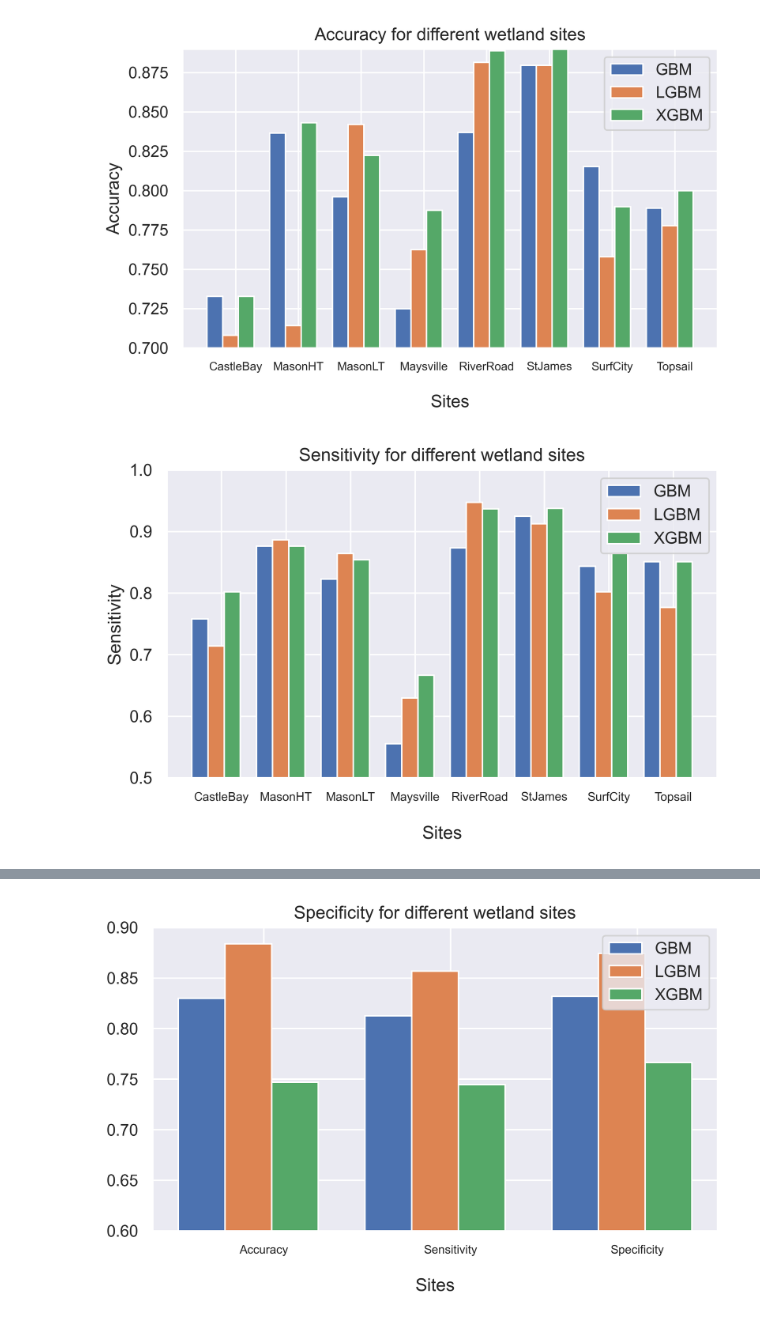
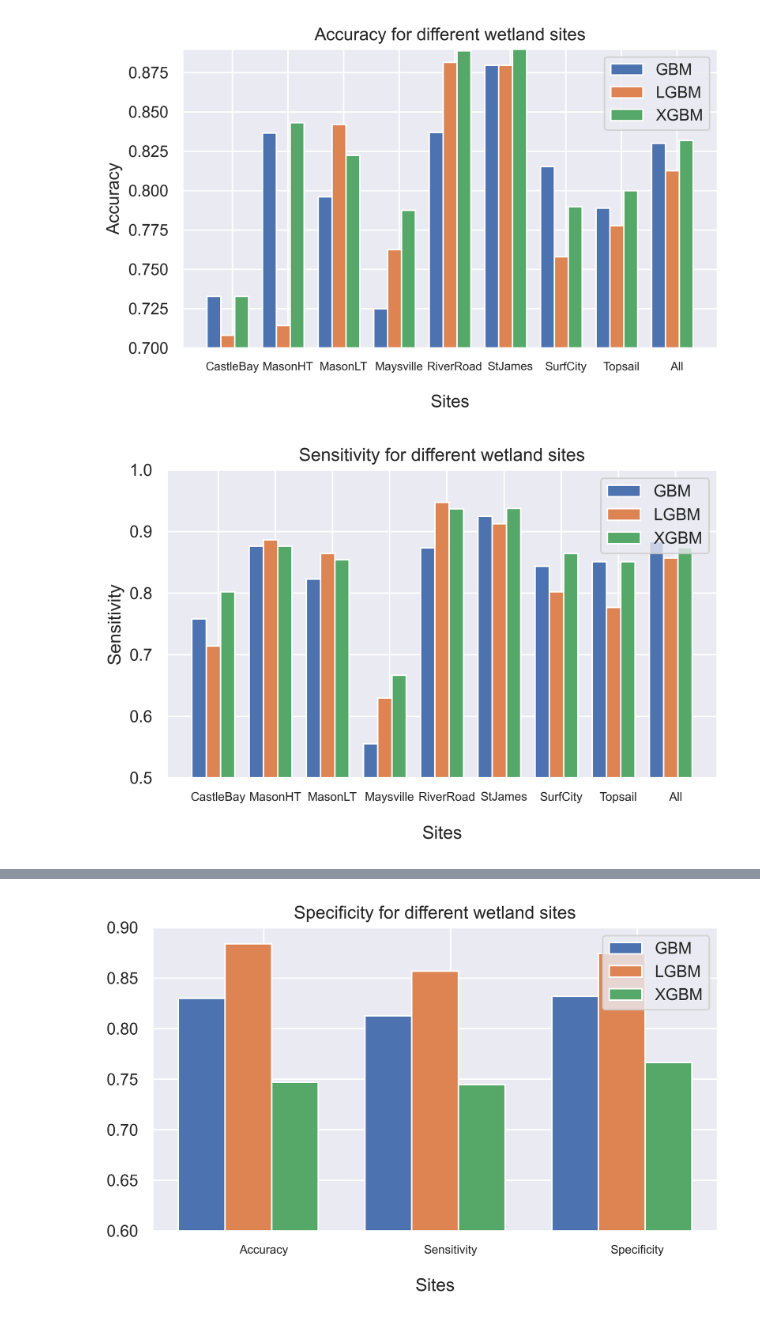
Before and after one commit to sgovil5/wetland-prediction, a Jupyter notebook: V3/All/Pixel-based Comparisons.ipynb, the cells around one changed output, grey strips where cells are left out. Saved outputs shown, nothing was run; the diff lists cells and outputs as text; code cells hidden in the pictures.

```diff
--- a/V3/All/Pixel-based Comparisons.ipynb
+++ b/V3/All/Pixel-based Comparisons.ipynb
@@ -11,21 +11,21 @@ plt.rcParams['figure.dpi'] = 500 #display 70 dpi in Jupyter Notebook, may consid
 GBM = ["CastleBay", "MasonHT", "MasonLT", "Maysville", "RiverRoad", "StJames", "SurfCity", "Topsail", "All"]
 GBM_accuracy = [0.7329, 0.8366, 0.7961, 0.7250, 0.8370, 0.8796, 0.8153, 0.7889, 0.8301]
 GBM_specificity = [0.7000, 0.7679, 0.7500, 0.8113, 0.7500, 0.7500, 0.7705, 0.7209, 0.7469]
-GBM_sensitivity = [0.7582, 0.8763, 0.8229, 0.5556, 0.8737, 0.9250, 0.8438, 0.8511]
+GBM_sensitivity = [0.7582, 0.8763, 0.8229, 0.5556, 0.8737, 0.9250, 0.8438, 0.8511, 0.8839]
 # %%
 #Light Gradient boosting models
 
-LGBM = ["CastleBay", "MasonHT", "MasonLT", "Maysville", "RiverRoad", "StJames", "SurfCity", "Topsail"]
+LGBM = ["CastleBay", "MasonHT", "MasonLT", "Maysville", "RiverRoad", "StJames", "SurfCity", "Topsail", "All"]
 LGBM_accuracy = [0.7081, 0.7143, 0.8421, 0.7625, 0.8815, 0.8796, 0.7580, 0.7778, 0.8127]
 LGBM_specificity = [0.7000, 0.7500, 0.8036, 0.8302, 0.7250, 0.7857, 0.6885, 0.7760, 0.7445]
-LGBM_sensitivity = [0.7143, 0.8866, 0.8646, 0.6296, 0.9474, 0.9125, 0.8021, 0.7769]
+LGBM_sensitivity = [0.7143, 0.8866, 0.8646, 0.6296, 0.9474, 0.9125, 0.8021, 0.7769, 0.8569]
 # %%
 #Extreme Gradient boosting models
 
-XGBM = ["CastleBay", "MasonHT", "MasonLT", "Maysville", "RiverRoad", "StJames", "SurfCity", "Topsail"]
+XGBM = ["CastleBay", "MasonHT", "MasonLT", "Maysville", "RiverRoad", "StJames", "SurfCity", "Topsail", "All"]
 XGBM_accuracy = [0.7329, 0.8431, 0.8224, 0.7875, 0.8889, 0.9167, 0.7898, 0.8000, 0.8320]
 XGBM_specificity = [0.6429, 0.7857, 0.7679, 0.8491, 0.7750, 0.8571, 0.6721, 0.7442, 0.7666]
-XGBM_sensitivity = [0.8022, 0.8763, 0.8542, 0.6667, 0.9368, 0.9375, 0.8646, 0.8511]
+XGBM_sensitivity = [0.8022, 0.8763, 0.8542, 0.6667, 0.9368, 0.9375, 0.8646, 0.8511, 0.8744]
 # %%
 #col = ["CastleBay", "MasonHT", "MasonLT", "Maysville", "RiverRoad", "StJames", "SurfCity", "Topsail"]
 #accuracy = []
@@ -60,7 +60,7 @@ ax3.set_ylim([.70, .85])
 (0.7, 0.85)
 [figure]
 # %%
-sites = ["CastleBay", "MasonHT", "MasonLT", "Maysville", "RiverRoad", "StJames", "SurfCity", "Topsail"]
+sites = ["CastleBay", "MasonHT", "MasonLT", "Maysville", "RiverRoad", "StJames", "SurfCity", "Topsail", "All"]
 
 x = np.arange(len(sites))  # the label locations
 width = 0.25  # the width of the bars
@@ -84,31 +84,29 @@ ax.set_ylim([.7, .89])
 
 plt.show()
 # %% [output]
-[figure, old version]
+[figure, new version]
 # %%
-sites = ["CastleBay", "MasonHT", "MasonLT", "Maysville", "RiverRoad", "StJames", "SurfCity", "Topsail"]
-
-x = np.arange(len(sites))  # the label locations
+x = np.arange(len(LGBM))  # the label locations
 width = 0.25  # the width of the bars
 
 fig, ax = plt.subplots()
 rects1 = ax.bar(x-width, GBM_sensitivity, width, label='GBM')
 rects2 = ax.bar(x, LGBM_sensitivity, width, label='LGBM')
 rects3 = ax.bar(x+width, XGBM_sensitivity, width, label='XGBM')
 
 # Add some text for labels, title and custom x-axis tick labels, etc.
 font_dict = {'fontsize': 8, 'fontweight': 'normal', 'verticalalignment':'top'}
 ax.set_ylabel('Sensitivity')
 ax.set_title('Sensitivity for different wetland sites')
 ax.set_xticks(x + width / 3)
 ax.set_xticklabels(sites, fontdict = font_dict)
 ax.set_xlabel('Sites', labelpad=15)
 ax.legend()
 
 fig.tight_layout()
 ax.set_ylim([.5, 1])
 
 plt.show()
 # %% [output]
-[figure, old version]
+[figure, new version]
 # %%
```
Also changed, not shown: parts of 1 cell of this notebook.
